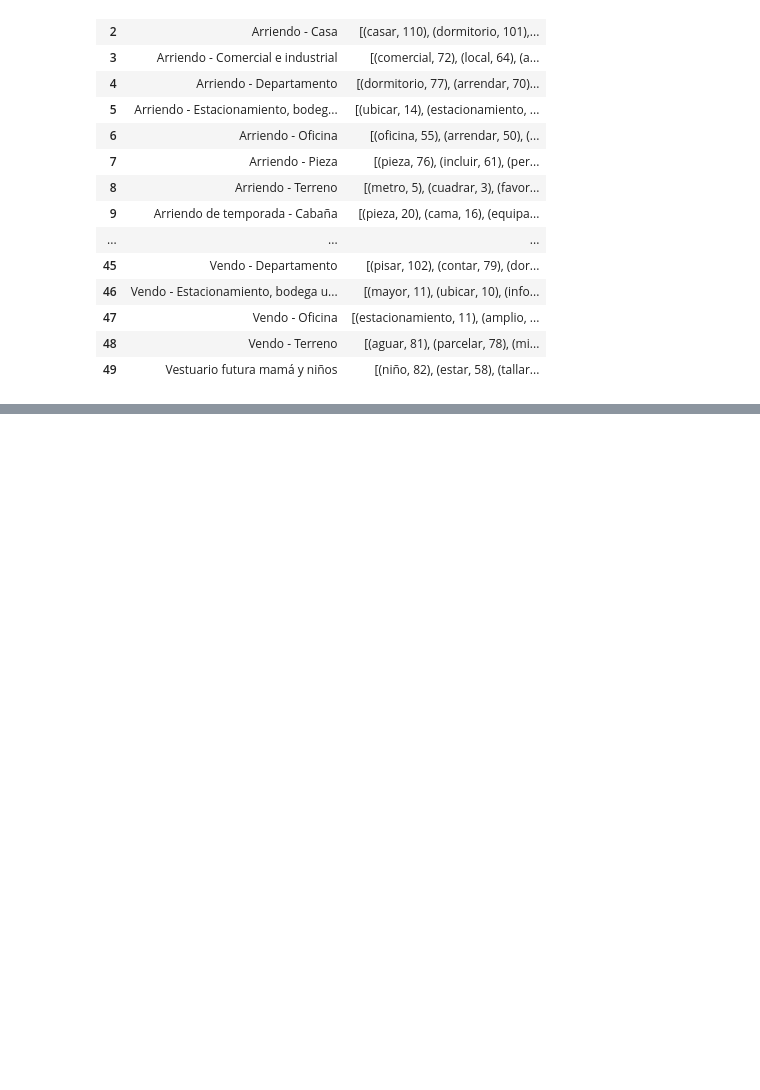
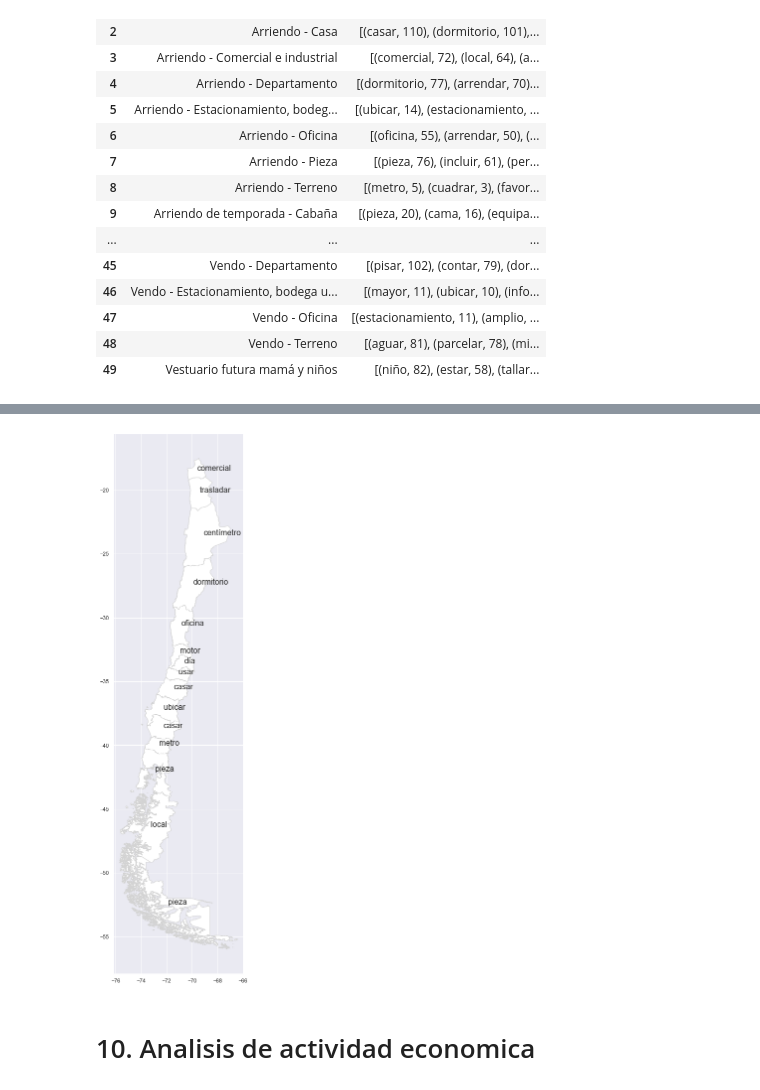
Before and after one commit to razorbackdb/Tarea-INFO133, a Jupyter notebook: Caso_de_estudio_Yapo_2.ipynb, the cells around one changed output, grey strips where cells are left out. Cells and saved outputs as stored; diff of their text form; code cells hidden in the pictures; blank space fills up the shorter version.

```diff
--- a/Caso_de_estudio_Yapo_2.ipynb
+++ b/Caso_de_estudio_Yapo_2.ipynb
@@ -630,0 +640,11 @@ dfc.drop(columns="texto")
+# %%
+for i in dfr.index:
+    doc = nlp(dfc["texto"][i])
+    temp = []
+    for token in doc:
+        if(token.pos_ == "VERB" or token.pos_ == "NOUN" or token.pos_ == "ADJ"):
+            temp.append(token.lemma_)
+    counts = Counter(temp)
+    counts.most_common(10)
+    dfr["palabras_claves"][i] = counts.most_common(1)[0][0]
+dfr.drop(columns="texto")
@@ -630,0 +669,28 @@ dfc.drop(columns="texto")
+# %%
+dfr.loc[dfr.nombre_region == "Metropolitana", "nombre_region"] = "Metropolitana de Santiago"
+dfr.loc[dfr.nombre_region == "Valparaíso", "nombre_region"] = "Valparaiso"
+dfr.loc[dfr.nombre_region == "Biobío", "nombre_region"] = "Biobio"
+dfr.loc[dfr.nombre_region == "Magallanes & Antártica", "nombre_region"] = "Magallanes y de la Antartica Chileno"
+dfr.loc[dfr.nombre_region == "Araucanía", "nombre_region"] = "La Araucania"
+dfr.loc[dfr.nombre_region == "O'Higgins", "nombre_region"] = "Libertador Gral. Bernardo O'Higgins"
+dfr.loc[dfr.nombre_region == "Los Ríos", "nombre_region"] = "Los Rios"
+dfr.loc[dfr.nombre_region == "Tarapacá", "nombre_region"] = "Tarapaca"
+dfr.loc[dfr.nombre_region == "Aisén", "nombre_region"] = "Aisen del Gral. Carlos Ibañez del Campo"
+dfr.loc[dfr.nombre_region == "Arica & Parinacota", "nombre_region"] = "Arica y Parinacota"
+# %%
+result = pd.concat([df_geo.set_index("NOMBRE"), dfr.set_index("nombre_region")], axis=1, join='inner')
+# %%
+result["center"] = result["geometry"].centroid
+points = result.copy()
+points.set_geometry("center", inplace = True)
+# %%
+fig, ax = plt.subplots(figsize=(10,20))
+result.plot(ax=ax, edgecolor='lightgrey', color='white', legend=True)
+for i in result.index:
+    plt.text(result["center"][i].x, result["center"][i].y, result["palabras_claves"][i], fontsize=16)
+ax.set_aspect('equal')
+plt.show()
+# %% [output]
+[figure, added]
+# %% [markdown]
+# 10. Analisis de actividad economica
```
Also changed, not shown: parts of 6 cells of this notebook.
